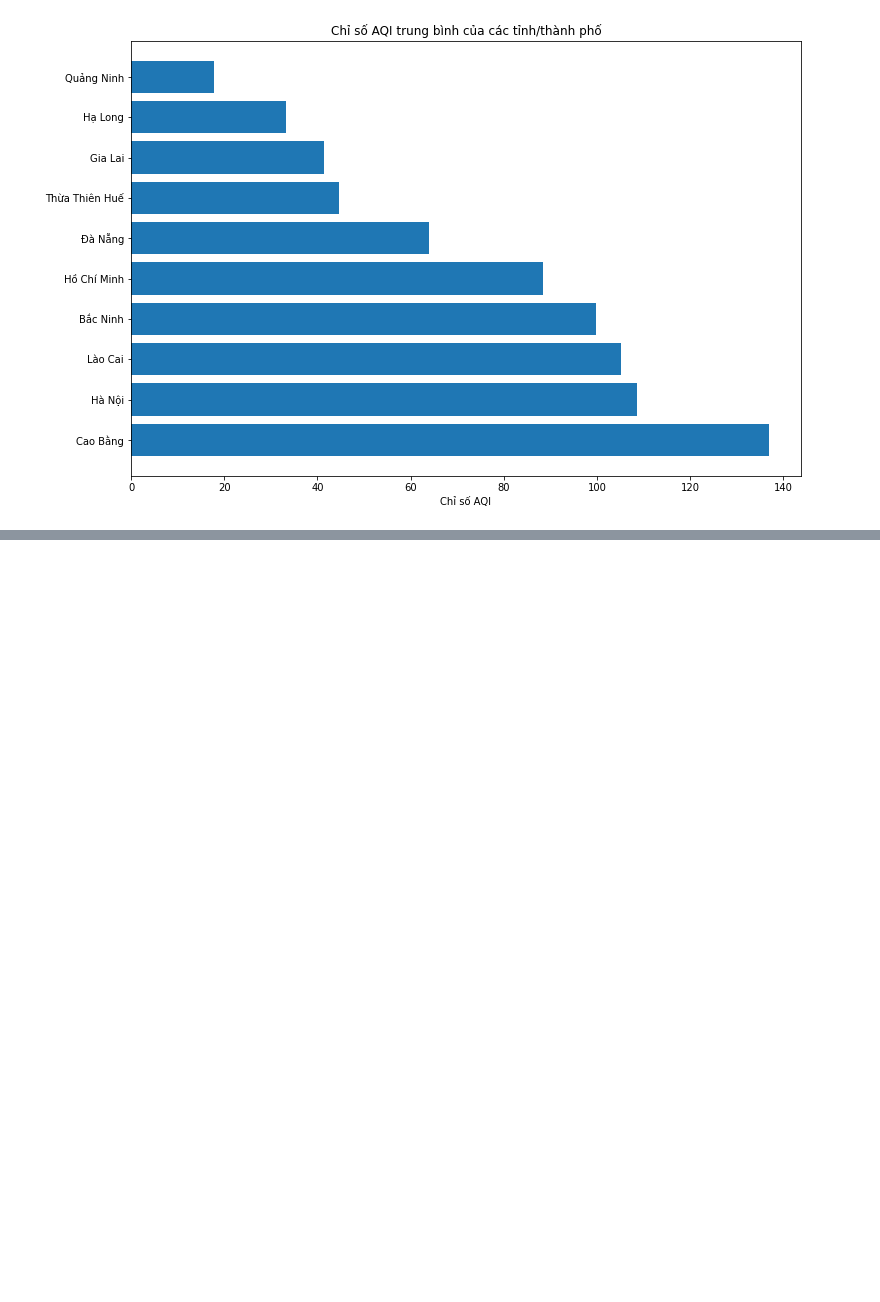
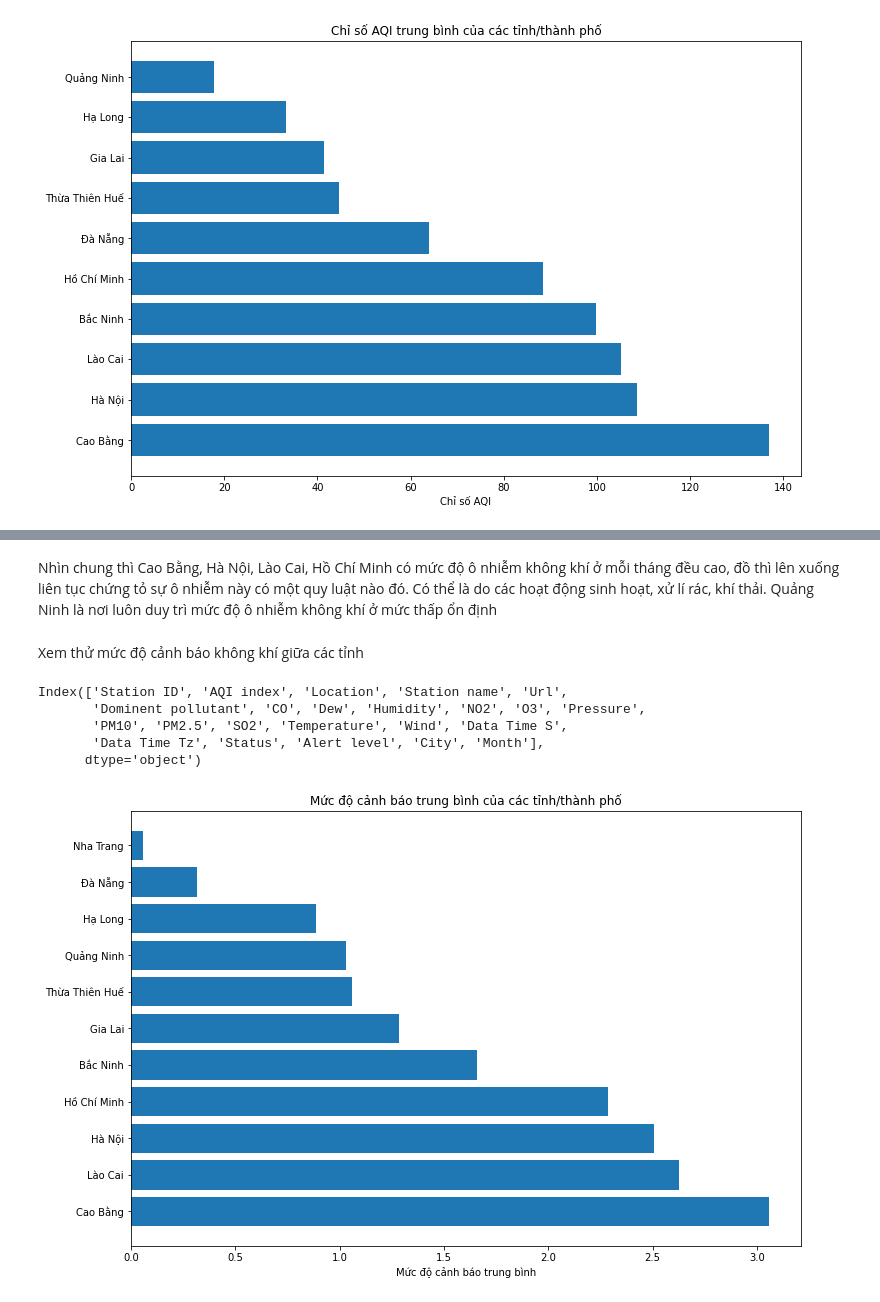
Before and after one commit to AI005/Analyst_VietNam, a Jupyter notebook: notebook.ipynb, the cells around one changed output, grey strips where cells are left out. Cells and saved outputs as stored; diff of their text form; code cells hidden in the pictures; blank space fills up the shorter version.

```diff
--- a/notebook.ipynb
+++ b/notebook.ipynb
@@ -368,0 +390,21 @@ Cao bằng là tỉnh có chỉ số AQI cao nhất, theo thống kê của ngu
+# %% [markdown]
+Nhìn chung thì Cao Bằng, Hà Nội, Lào Cai, Hồ Chí Minh có mức độ ô nhiễm không khí ở mỗi tháng đều cao, đồ thì lên xuống liên tục chứng tỏ sự ô nhiễm này có một quy luật nào đó. Có thể là do các hoạt động sinh hoạt, xử lí rác, khí thải. Quảng Ninh là nơi luôn duy trì mức độ ô nhiễm không khí ở mức thấp ổn định
+# %% [markdown]
+Xem thử mức độ cảnh báo không khí giữa các tỉnh
+# %%
+data.columns
+# %% [output]
+Index(['Station ID', 'AQI index', 'Location', 'Station name', 'Url',
+       'Dominent pollutant', 'CO', 'Dew', 'Humidity', 'NO2', 'O3', 'Pressure',
+       'PM10', 'PM2.5', 'SO2', 'Temperature', 'Wind', 'Data Time S',
+       'Data Time Tz', 'Status', 'Alert level', 'City', 'Month'],
+      dtype='object')
+# %%
+alert_city = data.groupby('City')['Alert level'].mean().sort_values(ascending=False)
+plt.figure(figsize=(12, 8))
+plt.barh(y=alert_city.index, width=alert_city.values)
+plt.xlabel("Mức độ cảnh báo trung bình")
+plt.title("Mức độ cảnh báo trung bình của các tỉnh/thành phố")
+plt.show()
+# %% [output]
+[figure, added]
```
Also changed, not shown: parts of 2 cells of this notebook.
